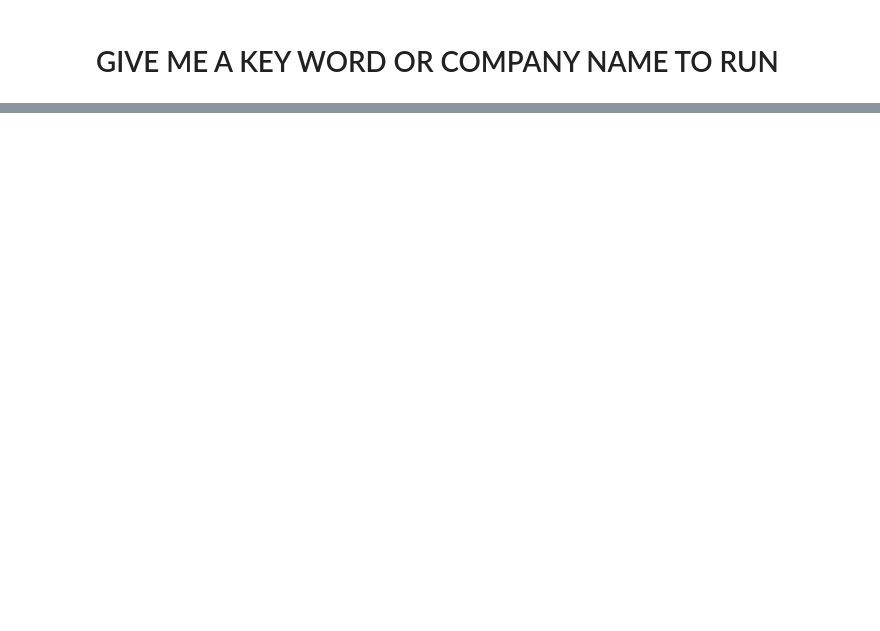
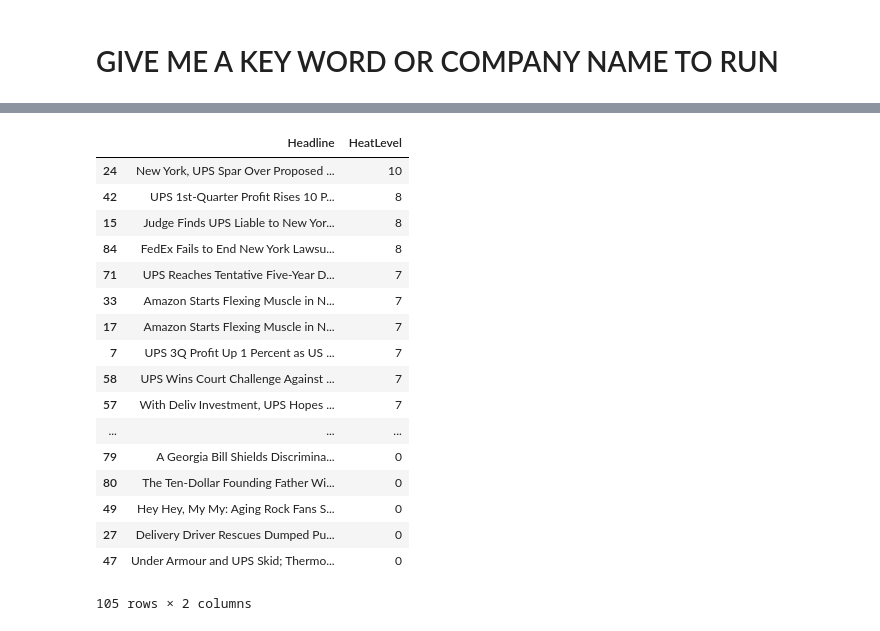
Before and after one commit to rding0731/rding.github.io, a Jupyter notebook: news_api.ipynb, the cells around one changed output, grey strips where cells are left out. Saved outputs shown, nothing was run; the diff lists cells and outputs as text; code cells hidden in the pictures; blank space fills up the shorter version.

```diff
--- a/news_api.ipynb
+++ b/news_api.ipynb
@@ -197,0 +168,25 @@ ups
+# %%
+ds = ups
+ds.section = ds["section"].str.decode("utf-8")
+ds.headline =ds["headline"].str.decode("utf-8")
+ds.snippet = ds["snippet"].str.decode("utf-8")
+# %%
+ds["headline+snippet"] = ds.headline.astype(str) + ds.snippet
+# %%
+tf = TfidfVectorizer(analyzer='word', ngram_range=(1, 3), min_df=0, stop_words='english')
+tfidf_matrix = tf.fit_transform(ds["headline+snippet"])
+
+cosine_similarities = linear_kernel(tfidf_matrix, tfidf_matrix)
+
+results = {}
+
+for idx, row in ds.iterrows():
+    similar_indices = cosine_similarities[idx].argsort()[:-100:-1]
+    similar_items = [(cosine_similarities[idx][i], ds['headline'][i]) for i in similar_indices]
+
+    # First item is the item itself, so remove it.
+    # Each dictionary entry is like: [(1,2), (3,4)], with each tuple being (score, item_id)
+    results[row['headline']] = similar_items[1:]
+
+print('done!')
+print(results)
@@ -197,0 +215,28 @@ ups
+# %%
+##create a hot news table
+hotTopic = pd.DataFrame(columns = ["Headline", "HeatLevel"])
+hotTopic["Headline"] = [i for i in results.keys()]
+for i in range(len(hotTopic["Headline"])):
+    hotTopic["HeatLevel"][i] = len([t for t in results[hotTopic["Headline"][i]] if t[0] > 0.05])
+# %%
+pd.options.display.max_colwidth = 100
+hotTopic.sort(columns="HeatLevel", axis=0, ascending=False)
+# %% [output]
+|  | Headline | HeatLevel |
+| 24 | New York, UPS Spar Over Proposed ... | 10 |
+| 42 | UPS 1st-Quarter Profit Rises 10 P... | 8 |
+| 15 | Judge Finds UPS Liable to New Yor... | 8 |
+| 84 | FedEx Fails to End New York Lawsu... | 8 |
+| 71 | UPS Reaches Tentative Five-Year D... | 7 |
+| 33 | Amazon Starts Flexing Muscle in N... | 7 |
+| 17 | Amazon Starts Flexing Muscle in N... | 7 |
+| 7 | UPS 3Q Profit Up 1 Percent as US ... | 7 |
+| 58 | UPS Wins Court Challenge Against ... | 7 |
+| 57 | With Deliv Investment, UPS Hopes ... | 7 |
+| ... | ... | ... |
+| 79 | A Georgia Bill Shields Discrimina... | 0 |
+| 80 | The Ten-Dollar Founding Father Wi... | 0 |
+| 49 | Hey Hey, My My: Aging Rock Fans S... | 0 |
+| 27 | Delivery Driver Rescues Dumped Pu... | 0 |
+| 47 | Under Armour and UPS Skid; Thermo... | 0 |
+105 rows × 2 columns
```
Also changed, not shown: parts of 8 cells of this notebook.
